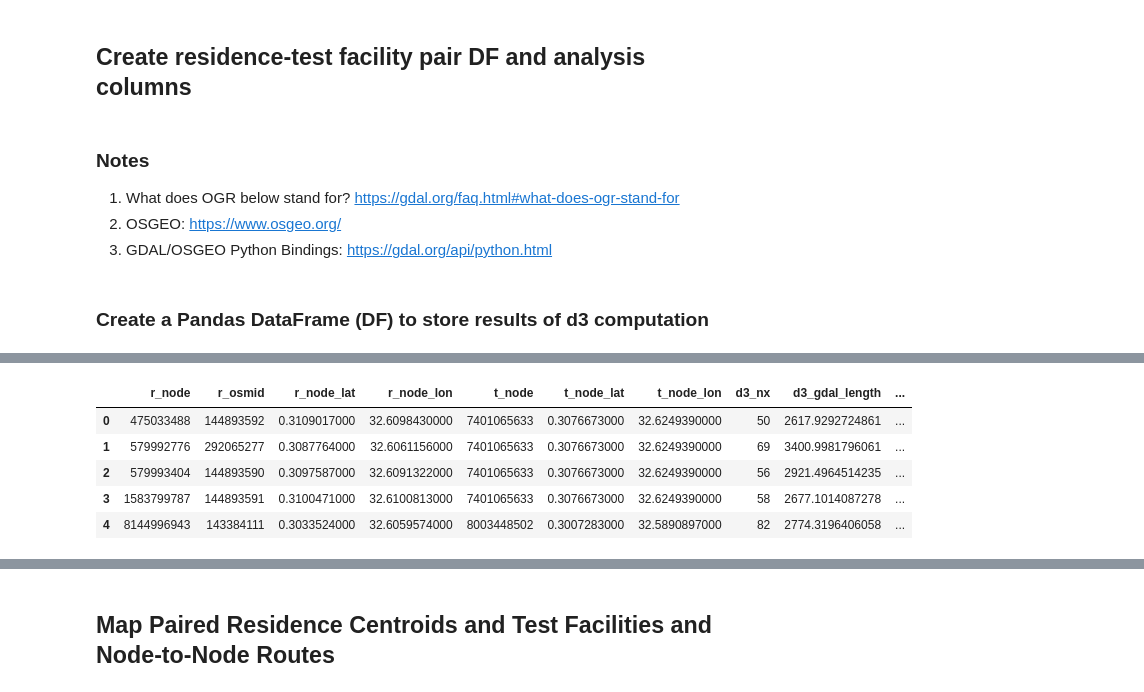
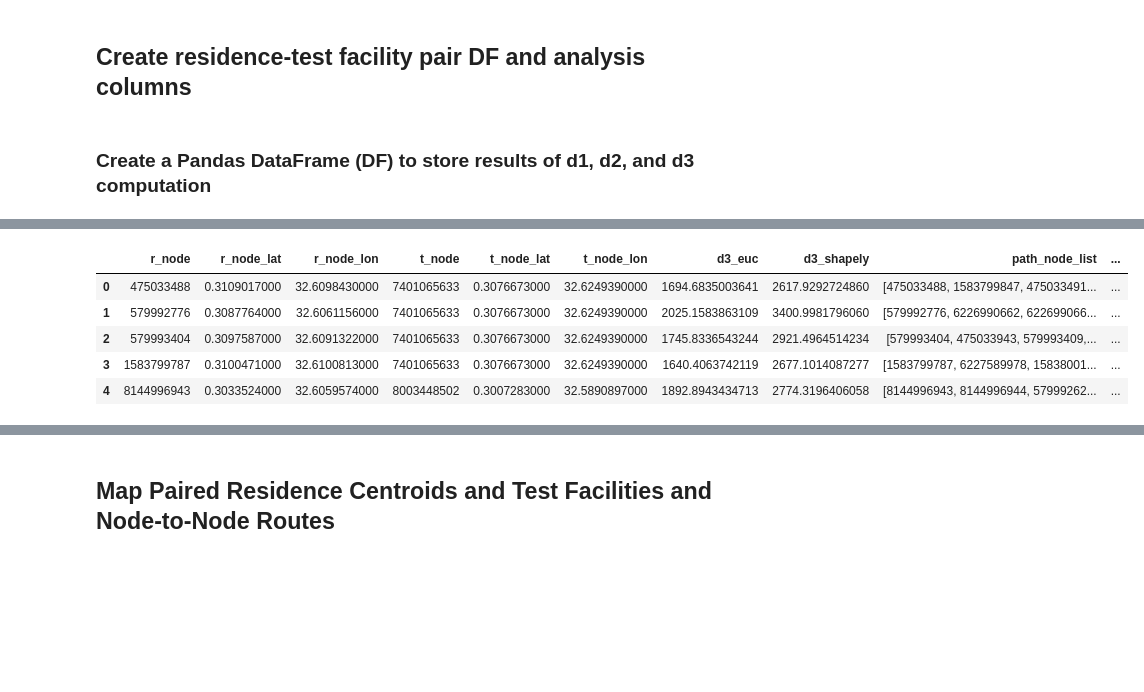
Before and after one commit to PHI-Case-Studies/2021-HELINA-COVID19-OSMNx-Workshop, a Jupyter notebook: NB04-Compute-Node-to-Node-Distances.ipynb, the cells around one changed output, grey strips where cells are left out. Drawn from its saved outputs; the diff is of its cells as text; code cells hidden in the pictures; blank space fills up the shorter version.

```diff
--- a/NB04-Compute-Node-to-Node-Distances.ipynb
+++ b/NB04-Compute-Node-to-Node-Distances.ipynb
@@ -151,19 +151,13 @@ G_proj.graph['crs']
 '+proj=utm +zone=36 +ellps=WGS84 +datum=WGS84 +units=m +no_defs +type=crs'
 # %% [markdown]
 ## Create residence-test facility pair DF and analysis columns
-# %% [markdown]
-### Notes
-1. What does OGR below stand for? https://gdal.org/faq.html#what-does-ogr-stand-for
-2. OSGEO: https://www.osgeo.org/
-3. GDAL/OSGEO Python Bindings: https://gdal.org/api/python.html
 # %% [markdown]
-### Create a Pandas DataFrame (DF) to store results of d3 computation
+### Create a Pandas DataFrame (DF) to store results of d1, d2, and d3 computation
 # %%
 %%time
 import networkx as nx, os
 from tqdm import tqdm, notebook
 from shapely.geometry import LineString
-from osgeo import ogr
 
 
 dict_list = []
@@ -180,65 +174,50 @@ for r_index, r_row in tqdm(residential_centroids_4326_gdf.sample(n=total_rows, r
     for t_index, t_row in filtered_testing_sites_4326_gdf.iterrows():
 
         # 1. assemble the paired record using the nested loop
-        r_osmid = r_row['osmid']
         r_node = r_row['r_node']
         r_node_lat = r_row['r_node_lat']
         r_node_lon = r_row['r_node_lon']
         t_node = t_row['t_node']
         t_node_lat = t_row['t_node_lat']
         t_node_lon = t_row['t_node_lon']
-
-        # compute d3 (compare methods)
-        ## d3 method 1 (networkx shortest path does not seem to be working)
-        # shortest path method could be either "dijkstra" or "bellman-ford"
-        # weight could be (note no quotes for None): None, "length", "speed", "travel time"
-        d3_nx = nx.shortest_path_length(G_proj, source=r_node, target=t_node, weight='speed', method='dijkstra')
+        d1 = r_row['d1']
+        d2 = t_row['d2']
 
         # List if OSMNx nodes for shortest path
-        path_list = ox.distance.shortest_path(G_proj, r_node, t_node, weight='speed', cpus=1)
+        path_node_list = ox.distance.shortest_path(G_proj, r_node, t_node, weight='speed', cpus=2)
+
+        ## d3 method 1 (sum of euclidean distance of path edges)
+        # simplified explanation:
+        # 1. node to node distance: osmnx.distance.euclidean_dist_vec(source_lat, source_lon, target_lat, target_lon, distance)
+        # 2. dist_list: list of node to node distances generated through Python list comprehension (for loop)
+        # 3. d3_path_sum: sum of distances in dist_list
+        dist_list = [ ox.distance.euclidean_dist_vec(G_proj.nodes[path_node_list[i]]['y'], G_proj.nodes[path_node_list[i]]['x'], \
+                                                  G_proj.nodes[path_node_list[i+1]]['y'], G_proj.nodes[path_node_list[i+1]]['x']) for i in range(len(path_node_list)-1) ]
+        d3_path_sum = sum(dist_list)
 
         ## d3 method 2 (Shapely LineString Length)
-        coords_list = [(G_proj.nodes[node]['x'], G_proj.nodes[node]['y']) for node in path_list ]
+        coords_list = [(G_proj.nodes[node]['x'], G_proj.nodes[node]['y']) for node in path_node_list ]
         path_line = LineString(coords_list)
-        geom = ogr.CreateGeometryFromWkt(path_line.wkt)
-        d3_gdal_length = geom.Length()
+        d3_shapely = path_line.length
 
         ## d3 method 3 (euclidean distance between residence centroid and test facility coordinates
         d3_euc = ox.distance.euclidean_dist_vec(r_row['prj_lat'], r_row['prj_lon'], t_row['PRJ_LAT'], t_row['PRJ_LON'])
 
-        ## d3 method 4 (sum of euclidean distance of path edges)
-        #dist_list = []
-        dist_list = [ ox.distance.euclidean_dist_vec(G_proj.nodes[path_list[i]]['y'], G_proj.nodes[path_list[i]]['x'], \
-                                                  G_proj.nodes[path_list[i+1]]['y'], G_proj.nodes[path_list[i+1]]['x']) for i in range(len(path_list)-1) ]
-        d3_path_sum = sum(dist_list)
-        #for i in range(len(path_list)-1):
-        #    #edge_pair = ((G_proj.nodes[path_list[i]]['lat'], G_proj.nodes[path_list[i]]['lon']), \
-        #    #             (G_proj.nodes[path_list[i+1]]['lat'], G_proj.nodes[path_list[i+1]]['lon']))
-        #    dist = ox.distance.euclidean_dist_vec(G_proj.nodes[path_list[i]]['y'], G_proj.nodes[path_list[i]]['x'], \
-        #                                          G_proj.nodes[path_list[i+1]]['y'], G_proj.nodes[path_list[i+1]]['x'])
-        #    dist_list.append(dist)
-        #d3_path_sum = sum(dist_list)
-
-        ## d3 method 5 (osmnx edge attributes, add length attribute, does not seem to be working)
-        edge_attrs = ox.utils_graph.get_route_edge_attributes(G_proj, path_list, attribute='length', minimize_key='length', retrieve_default=None)
-
+        d_total = d1 + d2 + d3_path_sum
         # assemble record dictionary
         record_dict = {
-            'r_osmid': r_osmid,
             'r_node': r_node,
             'r_node_lat': r_node_lat,
             'r_node_lon': r_node_lon,
             't_node': t_node,
             't_node_lat': t_node_lat,
             't_node_lon': t_node_lon,
-            'd3_nx': d3_nx,
-            'd3_gdal_length': d3_gdal_length,
             'd3_euc': d3_euc,
-            'path_list': path_list,
+            'd3_shapely': d3_shapely,
+            'path_node_list': path_node_list,
             'path_distances': dist_list,
             'd3_path_sum': d3_path_sum,
-            'd3_edge_attrs': sum(edge_attrs),
-            'edge_attr_list': edge_attrs
+            'd_total': d_total
         }
         #print(record_dict)
 
@@ -248,8 +227,8 @@ for r_index, r_row in tqdm(residential_centroids_4326_gdf.sample(n=total_rows, r
     # 2. Create a temporary DF to store list of record dictionaries (these become DF rows)
     # Sort values by the d3_path_sum column
     # Group by r_node (remember each temp DF contains records for only one r_node)
-    # Retain the first record (which would have the smallest value of d3_path_sum)
-    df = pd.DataFrame(dict_list).sort_values(by=['d3_path_sum']).groupby(['r_node'], as_index=False).first()
+    # Retain the first record (which would have the smallest value of d_total)
+    df = pd.DataFrame(dict_list).sort_values(by=['d_total']).groupby(['r_node'], as_index=False).first()
     # append this temp DF to a DF list
     df_list.append(df)
 
@@ -257,8 +236,8 @@ for r_index, r_row in tqdm(residential_centroids_4326_gdf.sample(n=total_rows, r
 # Reset the index of the DF and drop the original indices of the temp DFs
 paired_df = pd.concat(df_list).reset_index(drop=True)
 
-# 4. Convert the path_list column to type string
-paired_df['path_list'] = paired_df['path_list'].astype(str)
+# 4. Convert the path_node_list column to type string
+paired_df['path_node_list'] = paired_df['path_node_list'].astype(str)
 
 paired_df
 # %% [output]
@@ -267,6 +246,6 @@ Wall time: 2min 4s
-|  | r_node | r_osmid | r_node_lat | r_node_lon | t_node | t_node_lat | t_node_lon | d3_nx | d3_gdal_length | ... |
-| 0 | 475033488 | 144893592 | 0.3109017000 | 32.6098430000 | 7401065633 | 0.3076673000 | 32.6249390000 | 50 | 2617.9292724861 | ... |
-| 1 | 579992776 | 292065277 | 0.3087764000 | 32.6061156000 | 7401065633 | 0.3076673000 | 32.6249390000 | 69 | 3400.9981796061 | ... |
-| 2 | 579993404 | 144893590 | 0.3097587000 | 32.6091322000 | 7401065633 | 0.3076673000 | 32.6249390000 | 56 | 2921.4964514235 | ... |
-| 3 | 1583799787 | 144893591 | 0.3100471000 | 32.6100813000 | 7401065633 | 0.3076673000 | 32.6249390000 | 58 | 2677.1014087278 | ... |
-| 4 | 8144996943 | 143384111 | 0.3033524000 | 32.6059574000 | 8003448502 | 0.3007283000 | 32.5890897000 | 82 | 2774.3196406058 | ... |
+|  | r_node | r_node_lat | r_node_lon | t_node | t_node_lat | t_node_lon | d3_euc | d3_shapely | path_node_list | ... |
+| 0 | 475033488 | 0.3109017000 | 32.6098430000 | 7401065633 | 0.3076673000 | 32.6249390000 | 1694.6835003641 | 2617.9292724860 | [475033488, 1583799847, 475033491... | ... |
+| 1 | 579992776 | 0.3087764000 | 32.6061156000 | 7401065633 | 0.3076673000 | 32.6249390000 | 2025.1583863109 | 3400.9981796060 | [579992776, 6226990662, 622699066... | ... |
+| 2 | 579993404 | 0.3097587000 | 32.6091322000 | 7401065633 | 0.3076673000 | 32.6249390000 | 1745.8336543244 | 2921.4964514234 | [579993404, 475033943, 579993409,... | ... |
+| 3 | 1583799787 | 0.3100471000 | 32.6100813000 | 7401065633 | 0.3076673000 | 32.6249390000 | 1640.4063742119 | 2677.1014087277 | [1583799787, 6227589978, 15838001... | ... |
+| 4 | 8144996943 | 0.3033524000 | 32.6059574000 | 8003448502 | 0.3007283000 | 32.5890897000 | 1892.8943434713 | 2774.3196406058 | [8144996943, 8144996944, 57999262... | ... |
```
Also changed, not shown: parts of 13 cells of this notebook, 2 other files.
